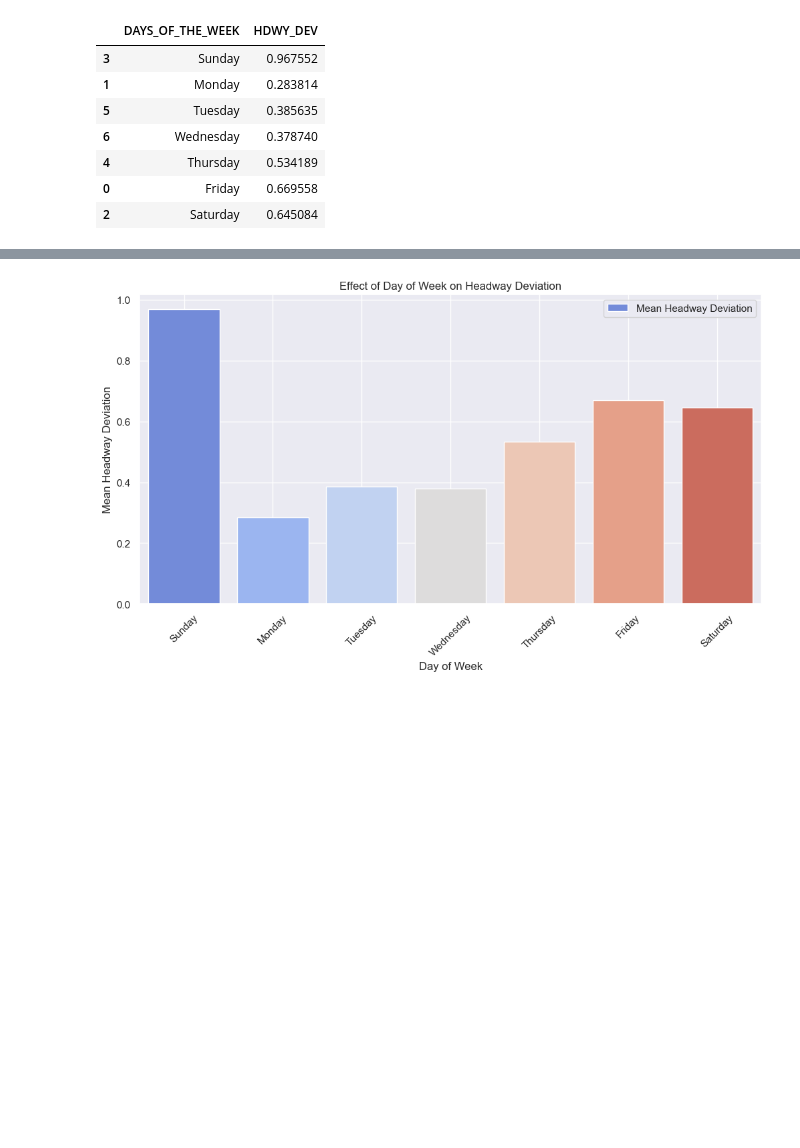
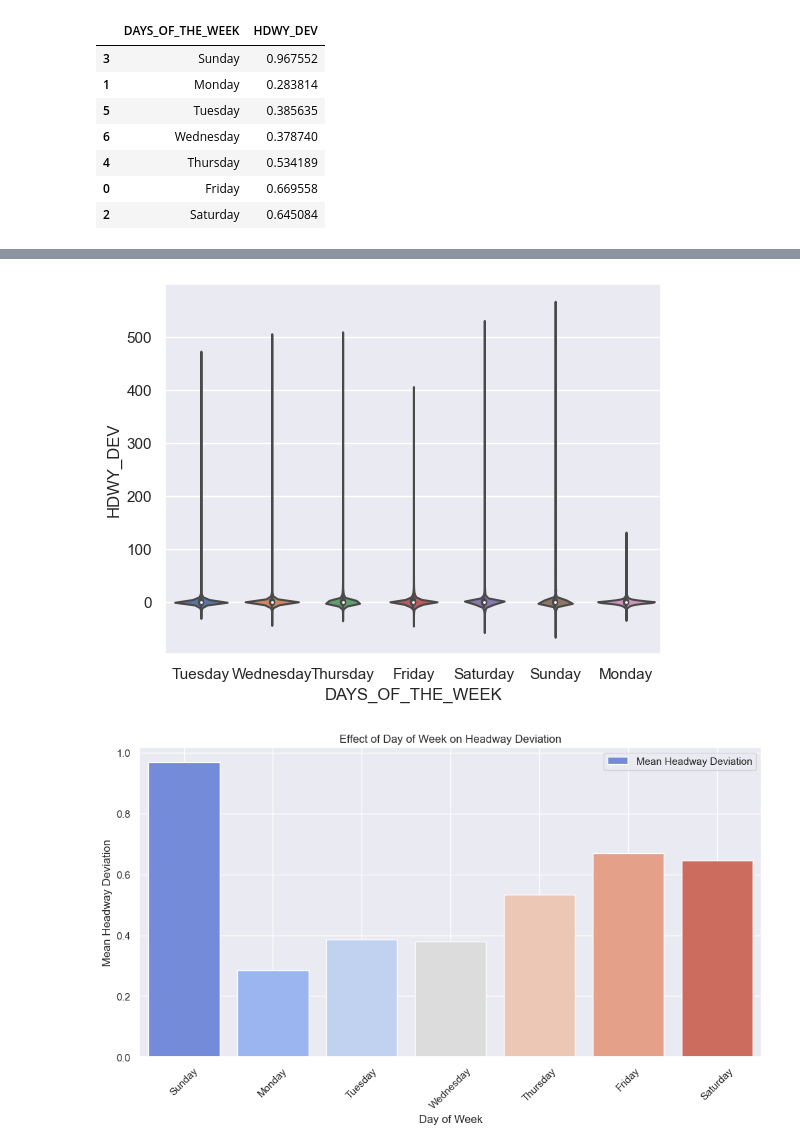
Before and after one commit to NSS-Data-Analytics-Cohort-11/wego-new-california-republic, a Jupyter notebook: notebooks/WeGo Data Introduction.ipynb, the cells around one changed output, grey strips where cells are left out. Saved outputs shown, nothing was run; the diff lists cells and outputs as text; code cells hidden in the pictures; blank space fills up the shorter version.

```diff
--- a/notebooks/WeGo Data Introduction.ipynb
+++ b/notebooks/WeGo Data Introduction.ipynb
@@ -682,0 +713,9 @@ day_of_week_stats_hdwy
+# %%
+#This violin chart shows the headway deviation between the 8 routes.
+#days_of_week_sorted = wego.groupby('DAYS_OF_THE_WEEK')['HDWY_DEV'].reset_index().sort_values(by='DAYS_OF_THE_WEEK', ascending=False)
+sns.set_theme(style="darkgrid")
+sns.violinplot(x=wego['DAYS_OF_THE_WEEK'], y=wego['HDWY_DEV'])
+plt.show()
+#Notice the gapping is much more pronounced overall
+# %% [output]
+[figure, added]
```
Also changed, not shown: parts of 15 cells of this notebook.
